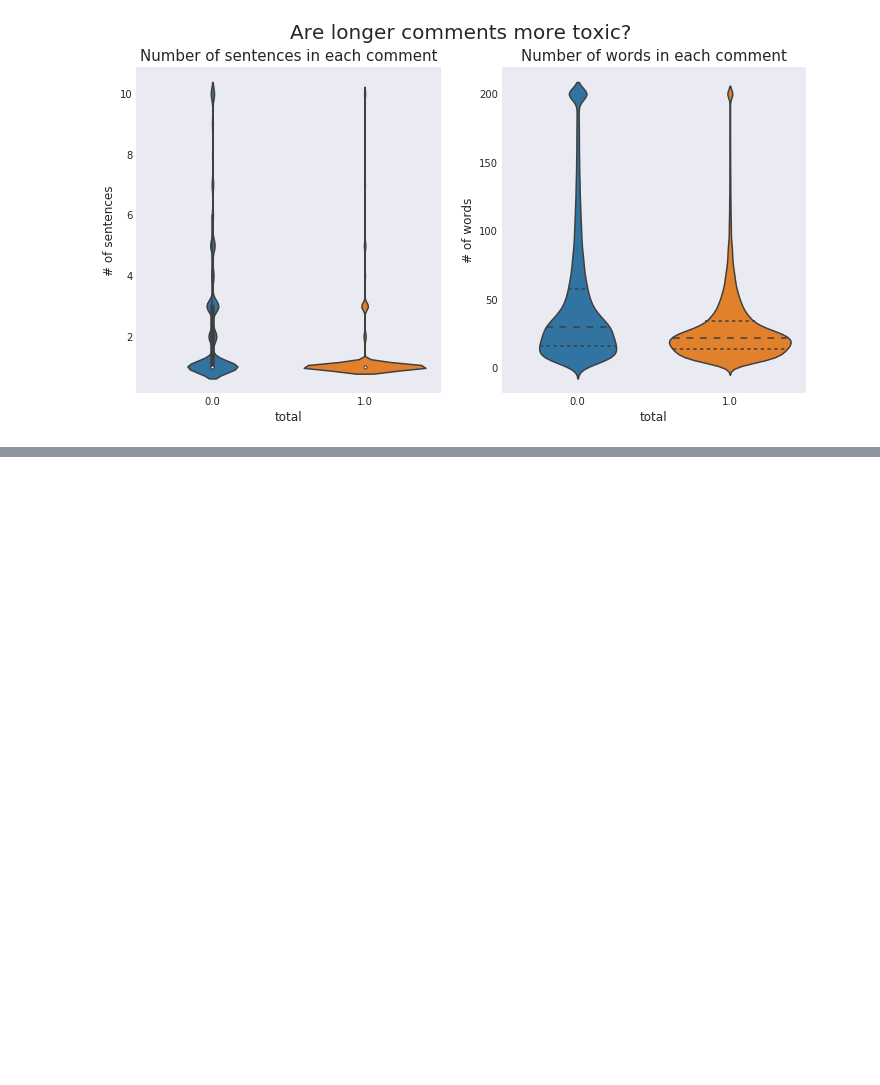
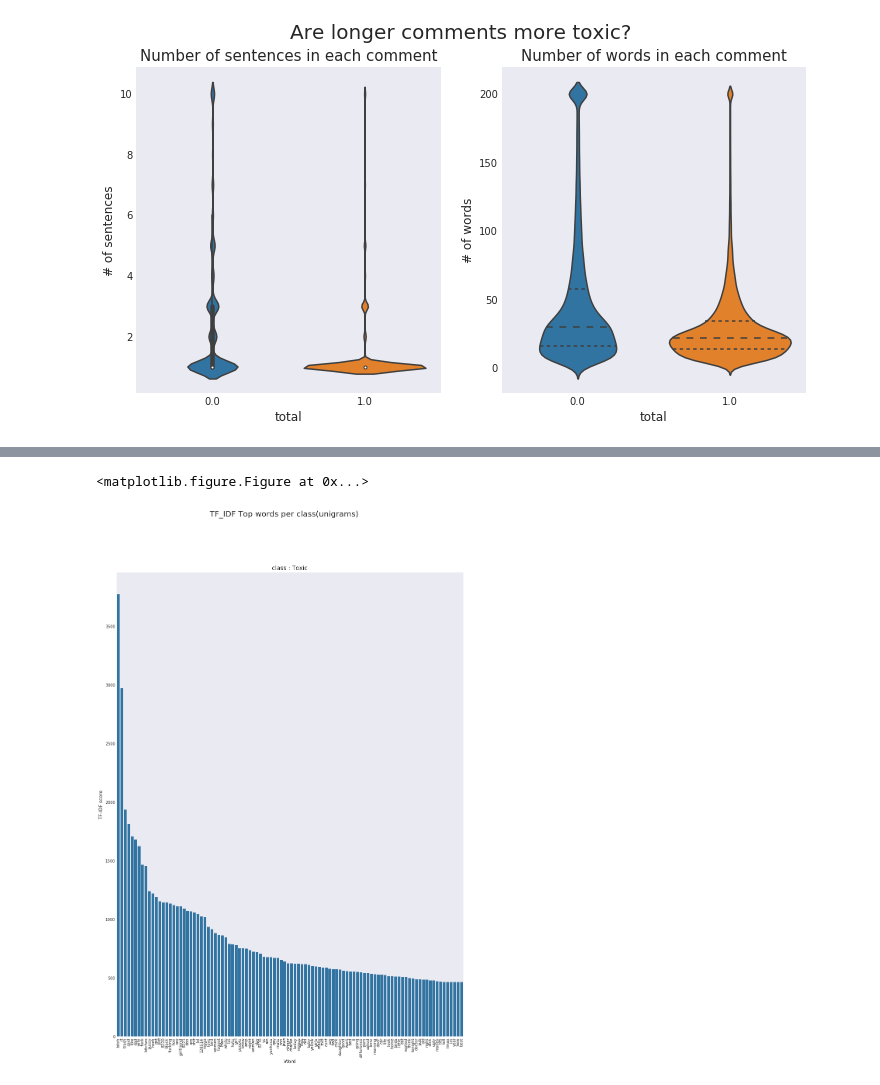
Before and after one commit to AniSkywalker/OffensiveContentDetection, a Jupyter notebook: src/EDA.ipynb, the cells around one changed output, grey strips where cells are left out. Cells and saved outputs as stored; diff of their text form; code cells hidden in the pictures; blank space fills up the shorter version.

```diff
--- a/src/EDA.ipynb
+++ b/src/EDA.ipynb
@@ -266,0 +204,12 @@ plt.show()
+# %%
+tfv = TfidfVectorizer(min_df=200,  max_features=10000,
+            strip_accents='unicode', analyzer='word',ngram_range=(1,1),
+            use_idf=1,smooth_idf=1,sublinear_tf=1,
+            stop_words = 'english')
+
+df['text']=[' '.join([f for f in str(t).split(' ') if not f.startswith('http')]) for t in df['text']]
+
+tfv.fit(df['text'])
+features = np.array(tfv.get_feature_names())
+
+train_unigrams =  tfv.transform(df['text'])
@@ -266,0 +220,19 @@ plt.show()
+# %%
+toxic_ids = df.index[df['label']==1]
+non_toxic_ids = df.index[df['label']==0]
+# %%
+from operator import itemgetter
+from collections import  Counter
+
+c = Counter()
+c.max_features = 100
+
+words = []
+
+for doc in toxic_ids:
+    feature_index = train_unigrams[doc,:].nonzero()[1]
+    tfidf_scores = sorted(zip(feature_index, [train_unigrams[doc, x] for x in feature_index]),key=itemgetter(1))
+    top_n_words = [w for w, s in [(features[i], s) for (i, s) in tfidf_scores]][-5:]
+
+    if(len(top_n_words)>0):
+        c.update(top_n_words)
@@ -266,0 +261,16 @@ plt.show()
+# %%
+plt.figure(figsize=(16,22))
+plt.suptitle("TF_IDF Top words per class(unigrams)",fontsize=20)
+gridspec.GridSpec(4,2)
+plot = sns.barplot([v[0] for v in c.most_common(100)],[v[1] for v in c.most_common(100)],color=color[0],orient='v')
+
+plot.set_xticklabels(plot.get_xticklabels(), rotation=90)
+
+plt.title("class : Toxic",fontsize=15)
+plt.xlabel('Word', fontsize=12)
+plt.ylabel('Count score', fontsize=12)
+
+plt.show()
+# %% [output]
+<matplotlib.figure.Figure at 0x...>
+[figure, added]
```
Also changed, not shown: parts of 22 cells of this notebook, 1 other file.
